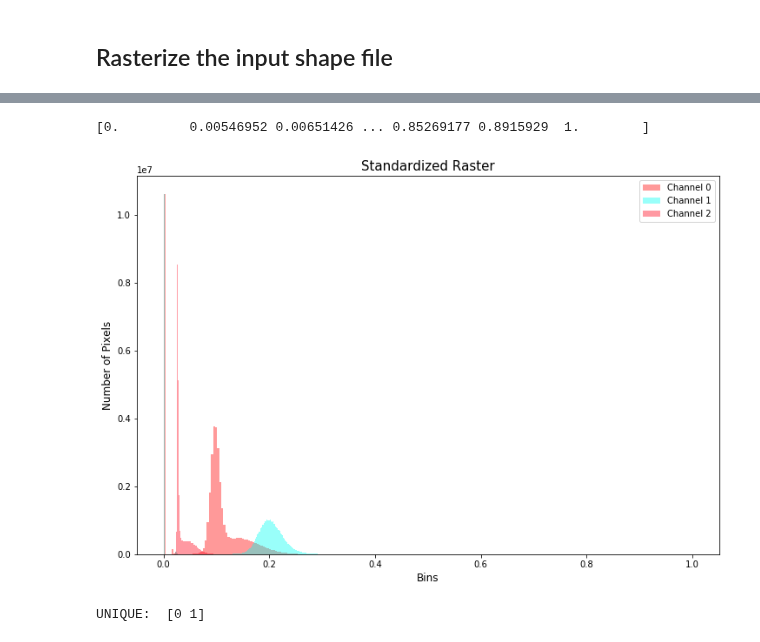
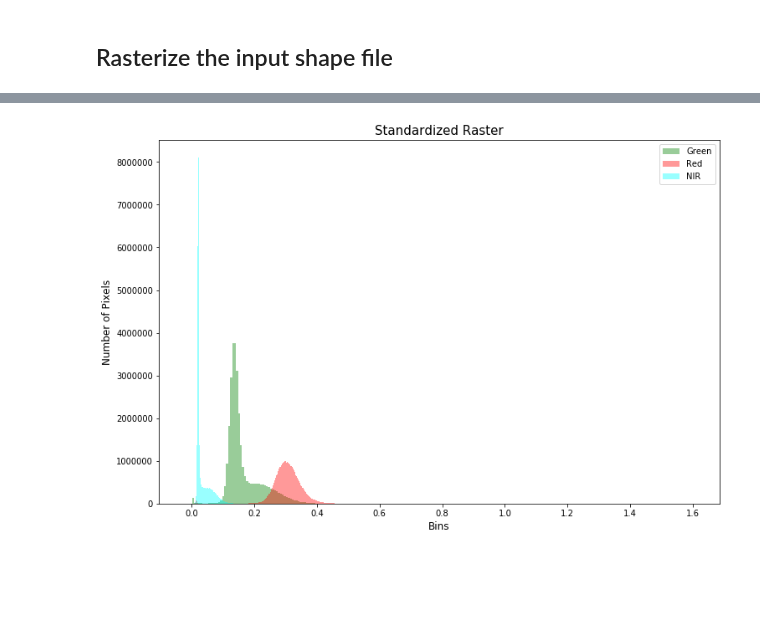
Before and after one commit to rvmaretto/deepgeo, a Jupyter notebook: notebooks/generate_samples_one_scene.ipynb, the cells around one changed output, grey strips where cells are left out. Saved outputs shown, nothing was run; the diff lists cells and outputs as text; code cells hidden in the pictures; blank space fills up the shorter version.

```diff
--- a/notebooks/generate_samples_one_scene.ipynb
+++ b/notebooks/generate_samples_one_scene.ipynb
@@ -93,0 +60,10 @@ SHAPE:  (6166, 6711, 3)
+# %%
+preproc = prep.Preprocessor(raster_file, no_data=-9999)
+preproc.set_nodata_value(-10)
+original_raster = preproc.get_raster_stacked_raster()
+print("SHAPE: ", original_raster.shape)
+# print("UNIQUE: ", np.unique(original_raster))
+
+vis.plot_image_histogram(original_raster, cmap=["green", "red", "cyan", "blue", "yellow"],
+                         title="Original Raster", legend=["Green", "Red", "NIR", "SWIR 1", "SWIR 2"])
+vis.plot_rgb_img(original_raster, bands=[2,1,0], contrast=True)
@@ -94,20 +74,17 @@ SHAPE:  (6166, 6711, 3)
 # %%
-preproc.standardize_image("norm_0-1")
+preproc.standardize_image()
 raster_img = preproc.get_raster_stacked_raster()
-print(np.unique(raster_img))
-image.plot_image_histogram(raster_img, title="Standardized Raster")
+# print(np.unique(raster_img))
+vis.plot_image_histogram(raster_img, cmap=["green", "red", "cyan", "blue", "yellow"],
+                         title="Standardized Raster", legend=["Green", "Red", "NIR", "SWIR 1", "SWIR 2"])
 # %% [output]
-[0.         0.00546952 0.00651426 ... 0.85269177 0.8915929  1.        ]
-[figure, old version]
+[figure, new version]
 # %%
-#raster_ds = gdal.Open(raster_file)
-#raster_img = raster_ds.ReadAsArray()
-#raster_img = np.rollaxis(raster_img, 0, start=3)
-reload(cg)
 chpGen = cg.ChipsGenerator(raster_img, rasterized_layer, class_names, raster_file)
 chpGen.compute_sample_indexes(number_of_samples)
 chpGen.extract_windows(window_size)
+# samples = chpGen.getSamples()
+# print("Generated ", len(samples["images"]), " image samples.")
+# print("Generated ", len(samples["labels"]), " label samples.")
 chpGen.save_samples_SHP(output_shp)
 chpGen.save_samples_NPZ(output_npz)
-# %% [output]
-UNIQUE:  [0 1]
```
Also changed, not shown: parts of 11 cells of this notebook, 6 other files.
